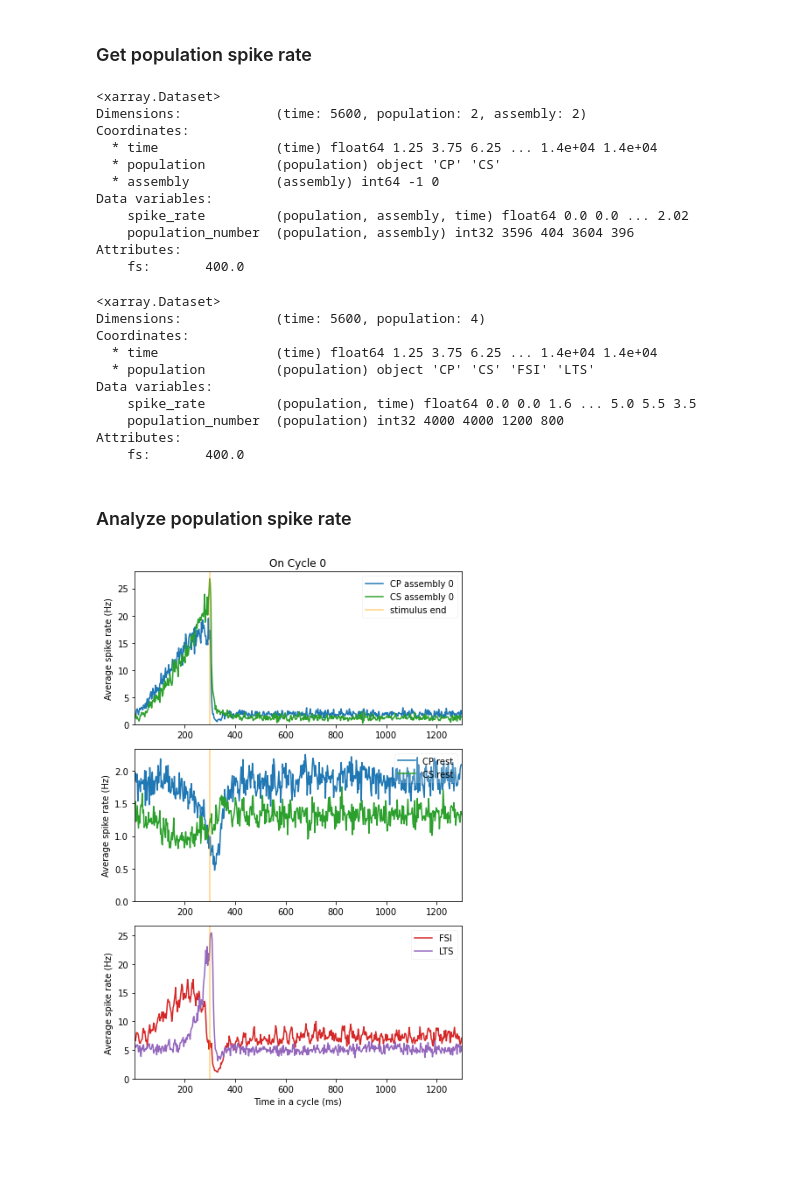
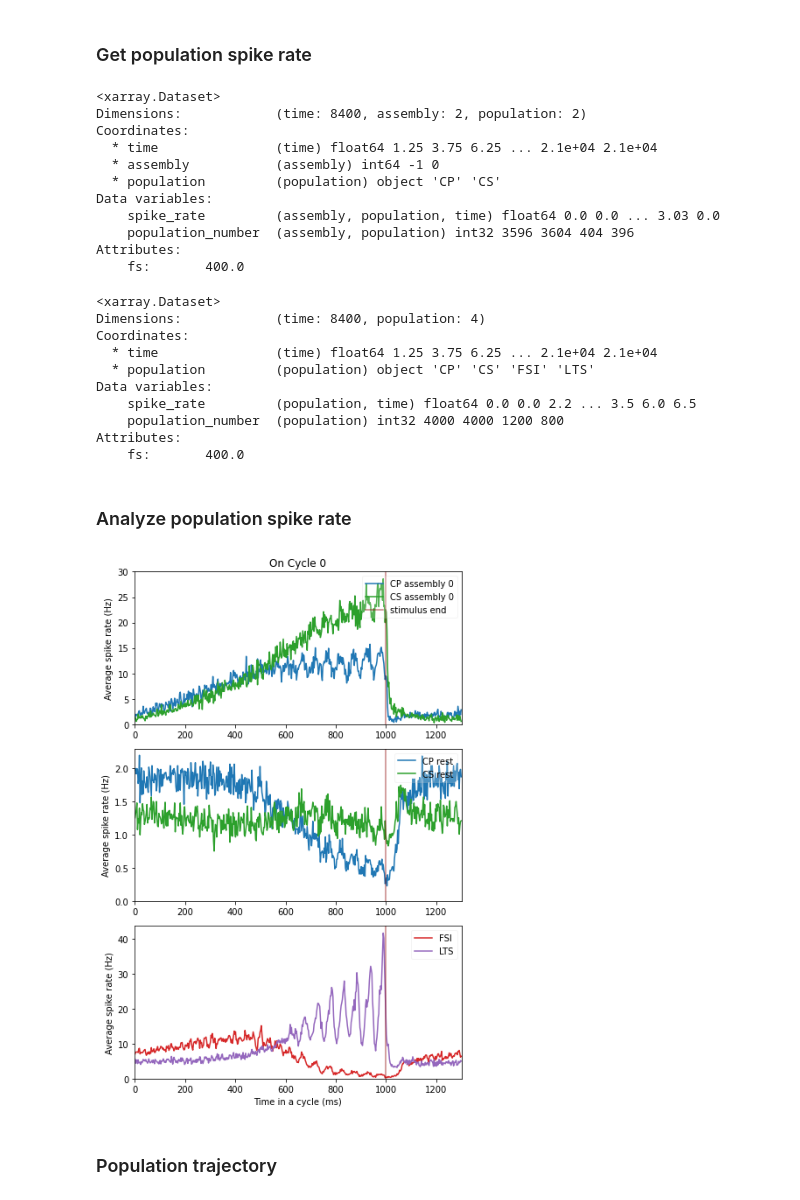
Before and after one commit to chenziao/M1ten_thousand, a Jupyter notebook: Analysis/Analyze_Population.ipynb, the cells around one changed output. Saved outputs shown, nothing was run; the diff lists cells and outputs as text; code cells hidden in the pictures; blank space fills up the shorter version.

Commit message:
Update population analysis;Add input visualization;Add ramp result

```diff
--- a/Analysis/Analyze_Population.ipynb
+++ b/Analysis/Analyze_Population.ipynb
@@ -6,14 +6,14 @@ import matplotlib.pyplot as plt
 import json
 import os
 from bmtool.util.util import load_nodes_from_paths
+from  scipy.ndimage import gaussian_filter
 
 from analysis import plot, utils, process # imoporting analysis module enables import from model folder
 from build_input import get_populations, input_pairs_from_file
 
 %matplotlib inline
 
-TRIAL_NAME = "ramp_a0_t0.3"
-STIM_FILE = "thalamus_ramp_a0_t0.3"
+TRIAL_NAME = "ramp_a0_t1.0"
 RESULT_PATH = "simulation_results"
 TRIAL_PATH = os.path.join(RESULT_PATH, TRIAL_NAME)
 # %% [markdown]
@@ -33,6 +33,7 @@ config_hp = utils.ConfigHelper(result_config_file)
 t_stop = config_hp.get_attr('run', 'tstop') / 1000
 
 INPUT_PATH, _ = os.path.split(config_hp.get_attr('inputs', 'baseline_spikes', 'input_file'))
+STIM_FILE = os.path.splitext(config_hp.get_attr('inputs', 'thalamus_spikes', 'input_file'))[0]
 
 stim_file = 'standard_stimulus' if isstandard else STIM_FILE
 with open(os.path.join(INPUT_PATH, stim_file + '.json')) as f:
@@ -66,10 +67,10 @@ rest_assy = bool(rest_assy)
 
 PN_pop_names = ['CP', 'CS']
 ITN_pop_names = ['FSI', 'LTS']
-pop_color_dark = {p: 'dark' + plot.pop_color_base[p] for p in pop_names}
-pop_color_dark['LTS'] = 'darkmagenta'
-group_ids = {(p, a): sorted(set(pop_ids[p]) & set(ids))
-             for p in PN_pop_names for a, ids in assy_ids.items()}
+group_ids = {(a, p): sorted(set(pop_ids[p]) & set(ids))
+             for a, ids in assy_ids.items() for p in PN_pop_names}
+group_names = {(a, p): p + (f' assembly {a:d}' if a >= 0 else ' rest')
+               for a in assy_ids for p in PN_pop_names}
 # %%
 fs = 400.
 time = np.linspace(0., 1000. * t_stop, int(t_stop * fs), endpoint=False)
@@ -79,23 +80,23 @@ display(grp_rspk)
 display(pop_rspk)
 # %% [output]
 <xarray.Dataset>
-Dimensions:            (time: 5600, population: 2, assembly: 2)
+Dimensions:            (time: 8400, assembly: 2, population: 2)
 Coordinates:
-  * time               (time) float64 1.25 3.75 6.25 ... 1.4e+04 1.4e+04
+  * time               (time) float64 1.25 3.75 6.25 ... 2.1e+04 2.1e+04
+  * assembly           (assembly) int64 -1 0
   * population         (population) object 'CP' 'CS'
-  * assembly           (assembly) int64 -1 0
 Data variables:
-    spike_rate         (population, assembly, time) float64 0.0 0.0 ... 2.02
-    population_number  (population, assembly) int32 3596 404 3604 396
+    spike_rate         (assembly, population, time) float64 0.0 0.0 ... 3.03 0.0
+    population_number  (assembly, population) int32 3596 3604 404 396
 Attributes:
     fs:       400.0
 <xarray.Dataset>
-Dimensions:            (time: 5600, population: 4)
+Dimensions:            (time: 8400, population: 4)
 Coordinates:
-  * time               (time) float64 1.25 3.75 6.25 ... 1.4e+04 1.4e+04
+  * time               (time) float64 1.25 3.75 6.25 ... 2.1e+04 2.1e+04
   * population         (population) object 'CP' 'CS' 'FSI' 'LTS'
 Data variables:
-    spike_rate         (population, time) float64 0.0 0.0 1.6 ... 5.0 5.5 3.5
+    spike_rate         (population, time) float64 0.0 0.0 2.2 ... 3.5 6.0 6.5
     population_number  (population) int32 4000 4000 1200 800
 Attributes:
     fs:       400.0
@@ -106,4 +105,8 @@ windows = 1000. * process.get_stim_windows(on_time, off_time, t_start, t_stop, o
 # %%
+win_extend = 0.3  # extend window by 0.3 sec after stimulus off
+windows = 1000. * process.get_stim_windows(on_time, off_time, t_start, t_stop,
+                                           win_extend=win_extend)
+
 # assembly stimulated in each unique stimulus cycle {unique cycle id: assembly id}
 if stimulus_type == 'long':
     cyc_to_assy = {i: [a] for i, a in enumerate(assy_idx)}
@@ -127,37 +130,38 @@ pop_rspk_cyc_avg = [process.average_group_windows(x) for x in pop_rspk_cyc_onff]
 show_unique_cyc = 2  # maximum number of unique cycles to show
 show_unique_cyc = list(cyc_to_assy.keys())[:show_unique_cyc]
 show_off = int(n_unique_cycle > 1) + 1
 
-t = pop_rspk_cyc.time.values
+t_cyc = pop_rspk_cyc.time
 for i in show_unique_cyc:
     show_assy = cyc_to_assy[i] + ([-1] if rest_assy else [])
     n_rows = len(show_assy) + 1
     _, axs = plt.subplots(n_rows, show_off, squeeze=False,
                           figsize=(6 * show_off, 3 * n_rows))
     for j in range(show_off):
         for a, ax in zip(show_assy, axs[:-1, j]):
             da = grp_rspk_cyc_avg[j].sel(unique_cycle=i, assembly=a)
-            suffix = f' assembly {a:d}' if a >= 0 else ' rest'
             for p in PN_pop_names:
                 rspk = da.sel(population=p).values
-                ax.plot(t, rspk, color=pop_color[p], label=p + suffix)
+                ax.plot(t_cyc, rspk, color=pop_color[p], label=group_names[(a, p)])
         da = pop_rspk_cyc_avg[j].sel(unique_cycle=i)
         for p in ITN_pop_names:
             rspk = da.sel(population=p).values
-            axs[-1, j].plot(t, rspk, color=pop_color[p], label=p)
+            axs[-1, j].plot(t_cyc, rspk, color=pop_color[p], label=p)
     for j, ax in enumerate(axs.ravel()):
-        ax.axvline(on_time * 1000, color='orange', alpha=0.5,
+        ax.axvline(on_time * 1000, color='darkred', alpha=0.5,
                    label=None if j else 'stimulus end')
-        ax.set_xlim(t[[0, -1]])
+        ax.set_xlim(0, 1000 * (on_time + win_extend))
         ax.set_ylim(bottom=0)
     for ax in axs[:, 0]:
         ax.set_ylabel('Average spike rate (Hz)')
         ax.legend(loc='upper right', framealpha=0.2)
     for j, ax in enumerate(axs[0, :]):
         ax.set_title(('Off' if j else 'On') + f' Cycle {i:d}')
     for ax in axs[-1, :]:
         ax.set_xlabel('Time in a cycle (ms)')
     plt.tight_layout()
 plt.show()
 # %% [output]
-[figure, old version]
+[figure, new version]
+# %% [markdown]
+### Population trajectory
```
Also changed, not shown: parts of 7 cells of this notebook, 24 other files.
